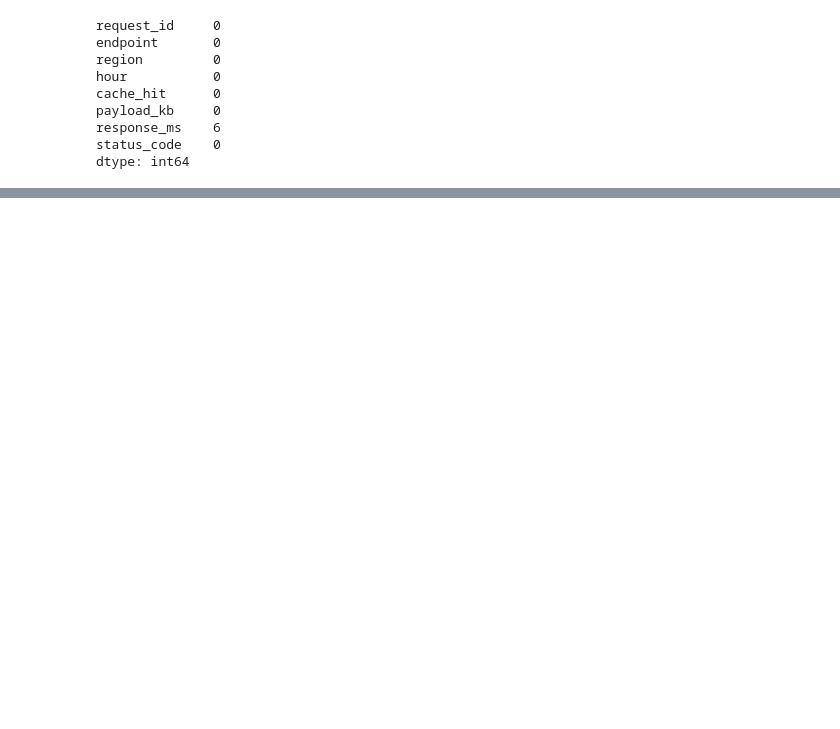
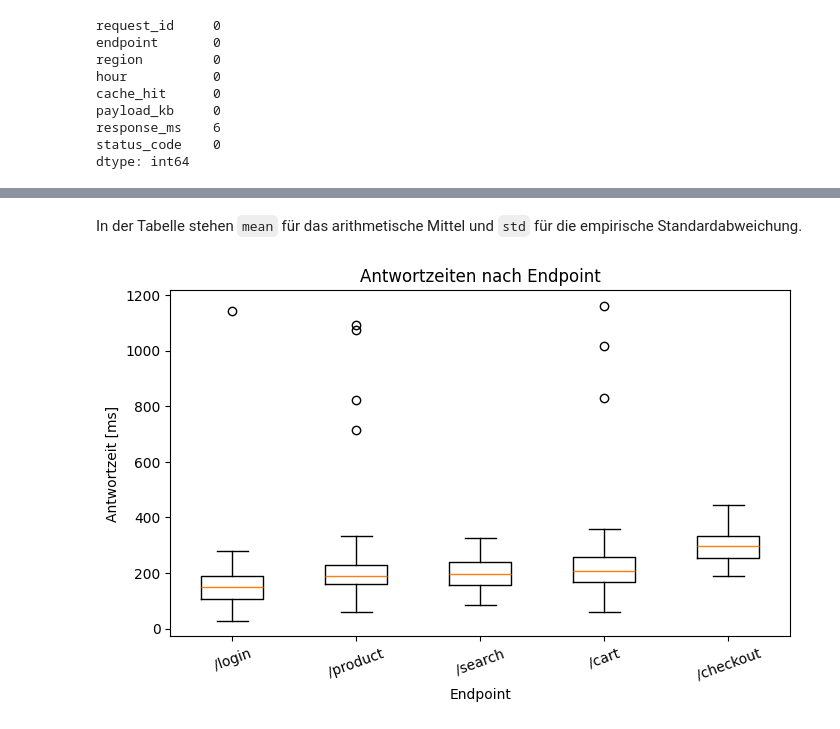
Before and after one commit to ett83/pystat, a Jupyter notebook: Statistik_mit_Python_Dozent.ipynb, the cells around one changed output, grey strips where cells are left out. Cells and saved outputs as stored; diff of their text form; code cells hidden in the pictures; blank space fills up the shorter version.

```diff
--- a/Statistik_mit_Python_Dozent.ipynb
+++ b/Statistik_mit_Python_Dozent.ipynb
@@ -566,0 +524,9 @@ Abschnitte **7 (Trendlinie)** und **8 (Stichproben-Simulation)** nur kurz zeigen
+# %%
+endpoint_stats = (
+    response_data.groupby("endpoint")["response_ms"]
+    .agg(["count", "mean", "median", "std"])
+    .sort_values("median")
+    .round(1)
+)
+
+endpoint_stats
@@ -566,0 +541,22 @@ Abschnitte **7 (Trendlinie)** und **8 (Stichproben-Simulation)** nur kurz zeigen
+# %% [markdown]
+In der Tabelle stehen `mean` für das arithmetische Mittel und `std` für die empirische Standardabweichung.
+# %%
+endpoint_order = endpoint_stats.index.to_list()
+
+stats = [
+    boxplot_statistik(
+        response_data.loc[response_data["endpoint"] == endpoint, "response_ms"],
+        endpoint
+    )
+    for endpoint in endpoint_order
+]
+
+fig, ax = plt.subplots()
+ax.bxp(stats, showfliers=True)
+ax.set_title("Antwortzeiten nach Endpoint")
+ax.set_xlabel("Endpoint")
+ax.set_ylabel("Antwortzeit [ms]")
+plt.xticks(rotation=20)
+plt.show()
+# %% [output]
+[figure, added]
```
Also changed, not shown: parts of 115 cells of this notebook, 3 other files.
